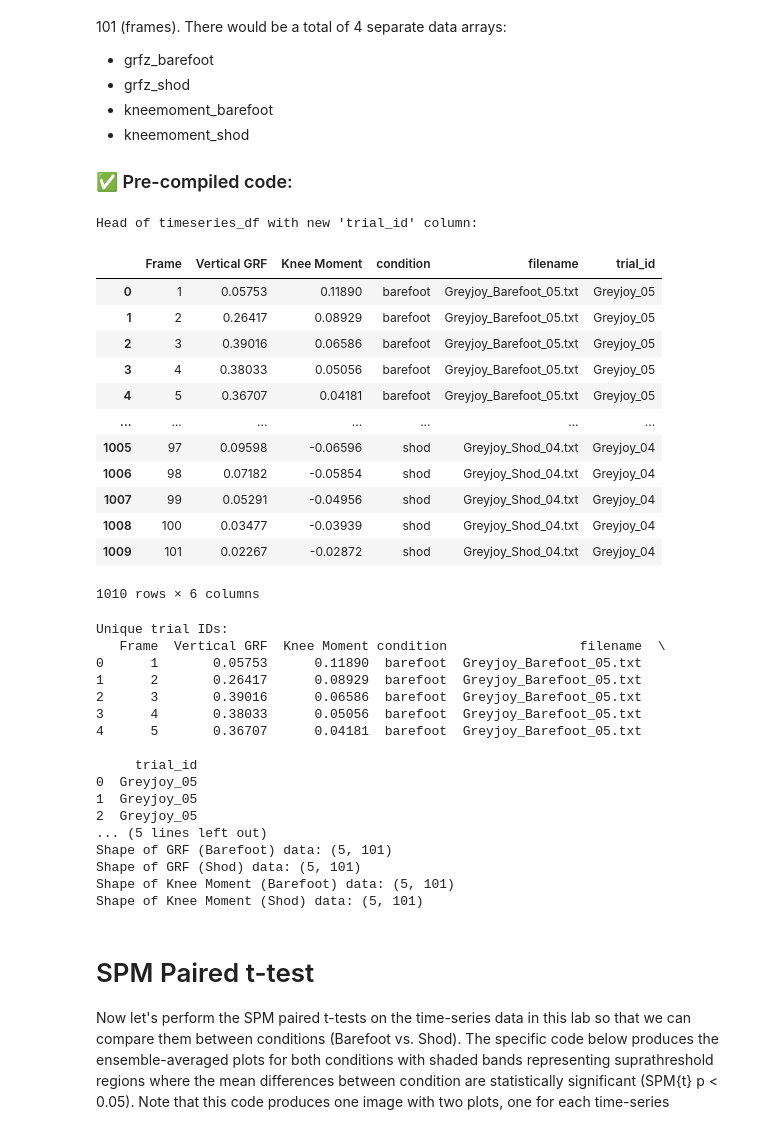
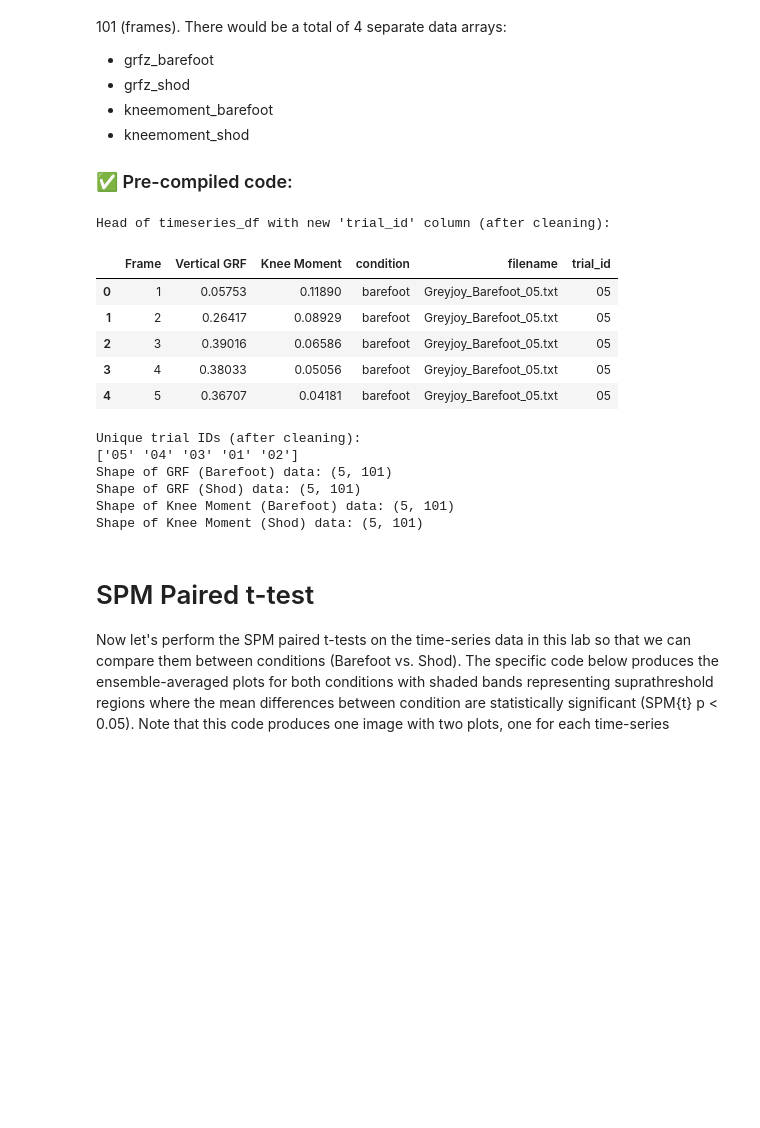
Before and after one commit to plnu-biomechanics/kin6015, a Jupyter notebook: notebooks/kin6015_lab2.ipynb, the cells around one changed output. Saved outputs shown, nothing was run; the diff lists cells and outputs as text; code cells hidden in the pictures; blank space fills up the shorter version.

```diff
--- a/notebooks/kin6015_lab2.ipynb
+++ b/notebooks/kin6015_lab2.ipynb
@@ -278,6 +291,7 @@ Generate code that wrangles the time-series data into a SPM friendly format for
 ### ✅ Pre-compiled code:
 # %%
 import numpy as np
+import re # Import re for IGNORECASE flag
 
 # ================
 # DATA WRANGLING
@@ -291,73 +305,54 @@ timeseries_df = combined_intermediate_df[['Frame', 'Vertical GRF', 'Knee Moment'
 # Add 'trial_id' column by cleaning the 'filename'
 timeseries_df['trial_id'] = timeseries_df['filename'].str.replace('_Barefoot', '', regex=False)
 timeseries_df['trial_id'] = timeseries_df['trial_id'].str.replace('_Shod', '', regex=False)
+# Make the replacement case-insensitive for the GROUP_ prefix
+timeseries_df['trial_id'] = timeseries_df['trial_id'].str.replace(f'{GROUP}_', '', regex=True, flags=re.IGNORECASE)
 timeseries_df['trial_id'] = timeseries_df['trial_id'].str.replace('.txt', '', regex=False)
 
-print("Head of timeseries_df with new 'trial_id' column:")
-display(timeseries_df)
+print("Head of timeseries_df with new 'trial_id' column (after cleaning):")
+display(timeseries_df.head())
 
-print("\nUnique trial IDs:")
-print(timeseries_df.head())
-
-print("\nUnique trial IDs:")
+print("\nUnique trial IDs (after cleaning):")
 print(timeseries_df['trial_id'].unique())
 
 # export CSV file for inspection (comment if not needed)
 # timeseries_df.to_csv('timeseries_data.csv', index=False)
 # print("timeseries_df exported to 'timeseries_data.csv'")
 
 # Filter for both conditions
 barefoot_df = timeseries_df[timeseries_df['condition'] == 'barefoot']
 shod_df = timeseries_df[timeseries_df['condition'] == 'shod']
 
 # Prepare data for GRF (Barefoot)
 grfz_barefoot_data = barefoot_df.pivot(index='trial_id', columns='Frame', values='Vertical GRF').values
 
 # Prepare data for GRF (Shod)
 grfz_shod_data = shod_df.pivot(index='trial_id', columns='Frame', values='Vertical GRF').values
 
 # Prepare data for Knee Moment (Barefoot)
 kneemoment_barefoot_data = barefoot_df.pivot(index='trial_id', columns='Frame', values='Knee Moment').values
 
 # Prepare data for Knee Moment (Shod)
 kneemoment_shod_data = shod_df.pivot(index='trial_id', columns='Frame', values='Knee Moment').values
 
 print("Shape of GRF (Barefoot) data:", grfz_barefoot_data.shape)
 print("Shape of GRF (Shod) data:", grfz_shod_data.shape)
 print("Shape of Knee Moment (Barefoot) data:", kneemoment_barefoot_data.shape)
 print("Shape of Knee Moment (Shod) data:", kneemoment_shod_data.shape)
 # %% [output]
-Head of timeseries_df with new 'trial_id' column:
+Head of timeseries_df with new 'trial_id' column (after cleaning):
 |  | Frame | Vertical GRF | Knee Moment | condition | filename | trial_id |
-| 0 | 1 | 0.05753 | 0.11890 | barefoot | Greyjoy_Barefoot_05.txt | Greyjoy_05 |
-| 1 | 2 | 0.26417 | 0.08929 | barefoot | Greyjoy_Barefoot_05.txt | Greyjoy_05 |
-| 2 | 3 | 0.39016 | 0.06586 | barefoot | Greyjoy_Barefoot_05.txt | Greyjoy_05 |
-| 3 | 4 | 0.38033 | 0.05056 | barefoot | Greyjoy_Barefoot_05.txt | Greyjoy_05 |
-| 4 | 5 | 0.36707 | 0.04181 | barefoot | Greyjoy_Barefoot_05.txt | Greyjoy_05 |
-| ... | ... | ... | ... | ... | ... | ... |
-| 1005 | 97 | 0.09598 | -0.06596 | shod | Greyjoy_Shod_04.txt | Greyjoy_04 |
-| 1006 | 98 | 0.07182 | -0.05854 | shod | Greyjoy_Shod_04.txt | Greyjoy_04 |
-| 1007 | 99 | 0.05291 | -0.04956 | shod | Greyjoy_Shod_04.txt | Greyjoy_04 |
-| 1008 | 100 | 0.03477 | -0.03939 | shod | Greyjoy_Shod_04.txt | Greyjoy_04 |
-| 1009 | 101 | 0.02267 | -0.02872 | shod | Greyjoy_Shod_04.txt | Greyjoy_04 |
+| 0 | 1 | 0.05753 | 0.11890 | barefoot | Greyjoy_Barefoot_05.txt | 05 |
+| 1 | 2 | 0.26417 | 0.08929 | barefoot | Greyjoy_Barefoot_05.txt | 05 |
+| 2 | 3 | 0.39016 | 0.06586 | barefoot | Greyjoy_Barefoot_05.txt | 05 |
+| 3 | 4 | 0.38033 | 0.05056 | barefoot | Greyjoy_Barefoot_05.txt | 05 |
+| 4 | 5 | 0.36707 | 0.04181 | barefoot | Greyjoy_Barefoot_05.txt | 05 |
-1010 rows × 6 columns
+Unique trial IDs (after cleaning):
+['05' '04' '03' '01' '02']
+Shape of GRF (Barefoot) data: (5, 101)
+Shape of GRF (Shod) data: (5, 101)
+Shape of Knee Moment (Barefoot) data: (5, 101)
+Shape of Knee Moment (Shod) data: (5, 101)
-Unique trial IDs:
-   Frame  Vertical GRF  Knee Moment condition                 filename  \
-0      1       0.05753      0.11890  barefoot  Greyjoy_Barefoot_05.txt
-1      2       0.26417      0.08929  barefoot  Greyjoy_Barefoot_05.txt
-2      3       0.39016      0.06586  barefoot  Greyjoy_Barefoot_05.txt
-3      4       0.38033      0.05056  barefoot  Greyjoy_Barefoot_05.txt
-4      5       0.36707      0.04181  barefoot  Greyjoy_Barefoot_05.txt
-
-     trial_id
-0  Greyjoy_05
-1  Greyjoy_05
-2  Greyjoy_05
-... (5 lines left out)
-Shape of GRF (Barefoot) data: (5, 101)
-Shape of GRF (Shod) data: (5, 101)
-Shape of Knee Moment (Barefoot) data: (5, 101)
-Shape of Knee Moment (Shod) data: (5, 101)
 # %% [markdown]
 # SPM Paired t-test
 
```
Also changed, not shown: parts of 8 cells of this notebook.
